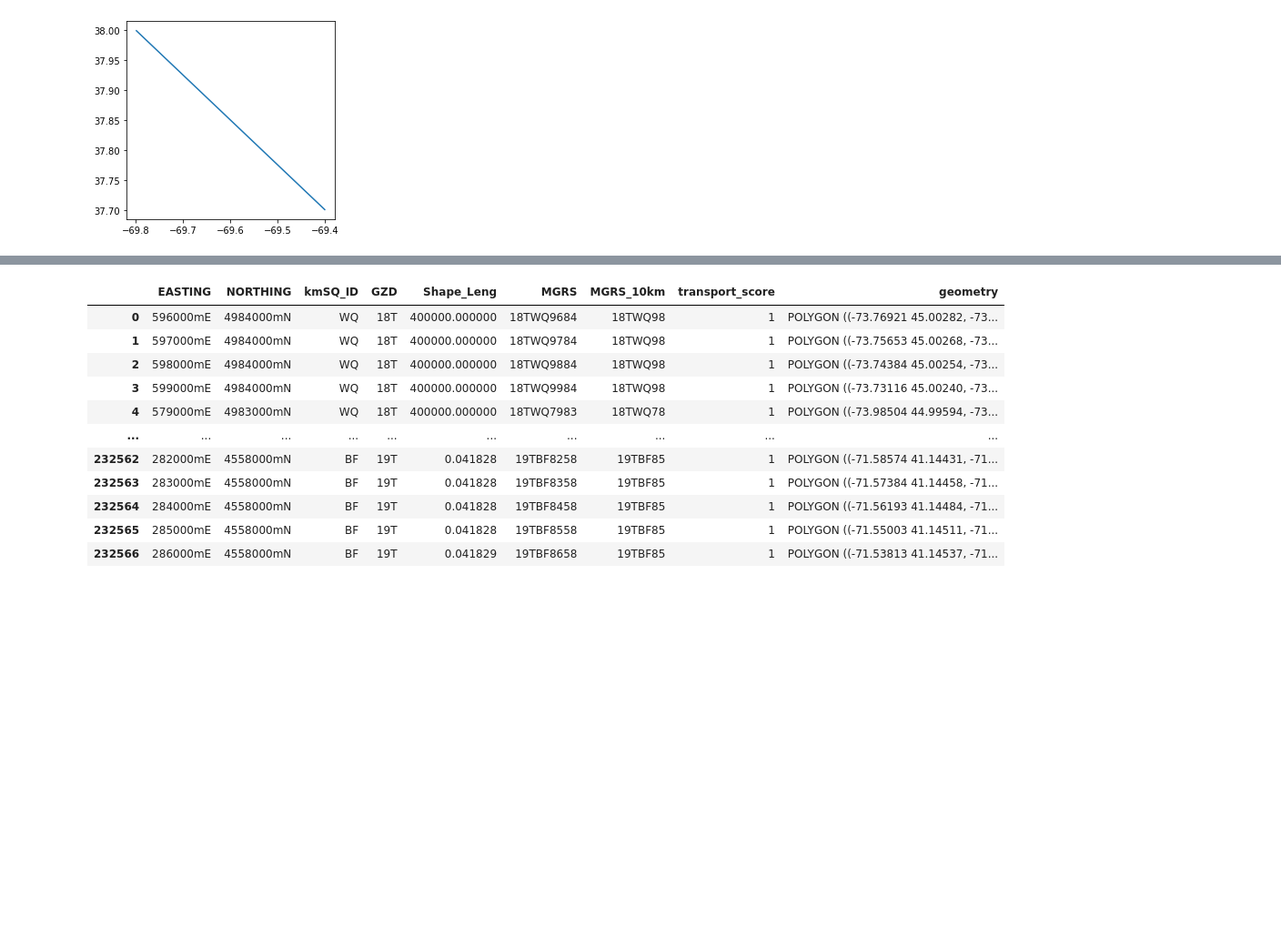
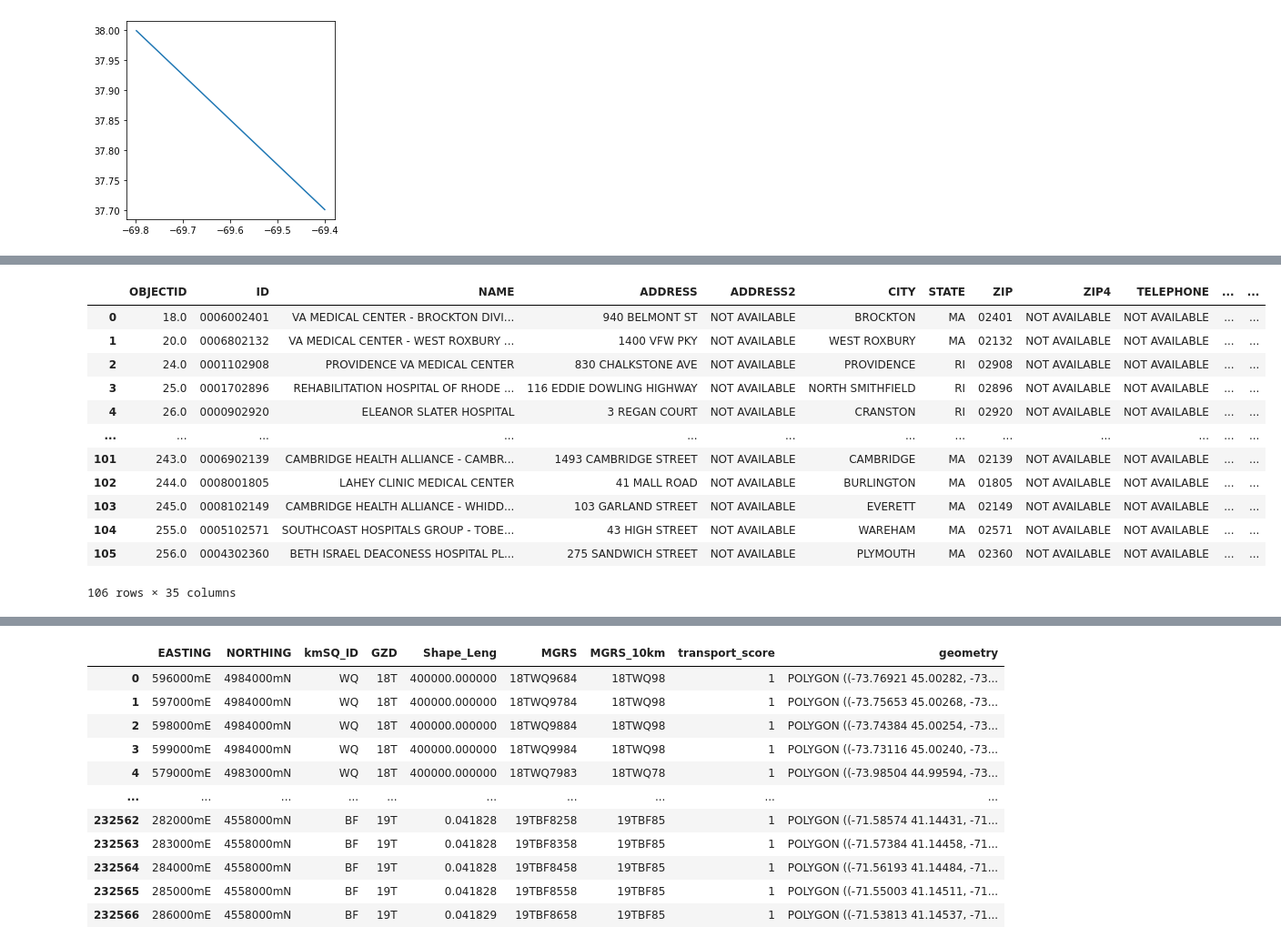
Before and after one commit to bwsi-hadr/final-exercise-template, a Jupyter notebook: final_exercise_reference.ipynb, the cells around one changed output, grey strips where cells are left out. Shown at 91% size. Saved outputs shown, nothing was run; the diff lists cells and outputs as text; code cells hidden in the pictures; blank space fills up the shorter version.

```diff
--- a/final_exercise_reference.ipynb
+++ b/final_exercise_reference.ipynb
@@ -53,0 +105,19 @@ day1_track.plot()
+# %%
+hospitals_gdf = gpd.read_file('R1-Hospitals/')
+shelters_gdf = gpd.read_file('R1-Shelters/')
+# %%
+hospitals_gdf
+# %% [output]
+|  | OBJECTID | ID | NAME | ADDRESS | ADDRESS2 | CITY | STATE | ZIP | ZIP4 | TELEPHONE | ... | ... |
+| 0 | 18.0 | 0006002401 | VA MEDICAL CENTER - BROCKTON DIVI... | 940 BELMONT ST | NOT AVAILABLE | BROCKTON | MA | 02401 | NOT AVAILABLE | NOT AVAILABLE | ... | ... |
+| 1 | 20.0 | 0006802132 | VA MEDICAL CENTER - WEST ROXBURY ... | 1400 VFW PKY | NOT AVAILABLE | WEST ROXBURY | MA | 02132 | NOT AVAILABLE | NOT AVAILABLE | ... | ... |
+| 2 | 24.0 | 0001102908 | PROVIDENCE VA MEDICAL CENTER | 830 CHALKSTONE AVE | NOT AVAILABLE | PROVIDENCE | RI | 02908 | NOT AVAILABLE | NOT AVAILABLE | ... | ... |
+| 3 | 25.0 | 0001702896 | REHABILITATION HOSPITAL OF RHODE ... | 116 EDDIE DOWLING HIGHWAY | NOT AVAILABLE | NORTH SMITHFIELD | RI | 02896 | NOT AVAILABLE | NOT AVAILABLE | ... | ... |
+| 4 | 26.0 | 0000902920 | ELEANOR SLATER HOSPITAL | 3 REGAN COURT | NOT AVAILABLE | CRANSTON | RI | 02920 | NOT AVAILABLE | NOT AVAILABLE | ... | ... |
+| ... | ... | ... | ... | ... | ... | ... | ... | ... | ... | ... | ... | ... |
+| 101 | 243.0 | 0006902139 | CAMBRIDGE HEALTH ALLIANCE - CAMBR... | 1493 CAMBRIDGE STREET | NOT AVAILABLE | CAMBRIDGE | MA | 02139 | NOT AVAILABLE | NOT AVAILABLE | ... | ... |
+| 102 | 244.0 | 0008001805 | LAHEY CLINIC MEDICAL CENTER | 41 MALL ROAD | NOT AVAILABLE | BURLINGTON | MA | 01805 | NOT AVAILABLE | NOT AVAILABLE | ... | ... |
+| 103 | 245.0 | 0008102149 | CAMBRIDGE HEALTH ALLIANCE - WHIDD... | 103 GARLAND STREET | NOT AVAILABLE | EVERETT | MA | 02149 | NOT AVAILABLE | NOT AVAILABLE | ... | ... |
+| 104 | 255.0 | 0005102571 | SOUTHCOAST HOSPITALS GROUP - TOBE... | 43 HIGH STREET | NOT AVAILABLE | WAREHAM | MA | 02571 | NOT AVAILABLE | NOT AVAILABLE | ... | ... |
+| 105 | 256.0 | 0004302360 | BETH ISRAEL DEACONESS HOSPITAL PL... | 275 SANDWICH STREET | NOT AVAILABLE | PLYMOUTH | MA | 02360 | NOT AVAILABLE | NOT AVAILABLE | ... | ... |
+106 rows × 35 columns
```
Also changed, not shown: parts of 14 cells of this notebook, 2 other files.
